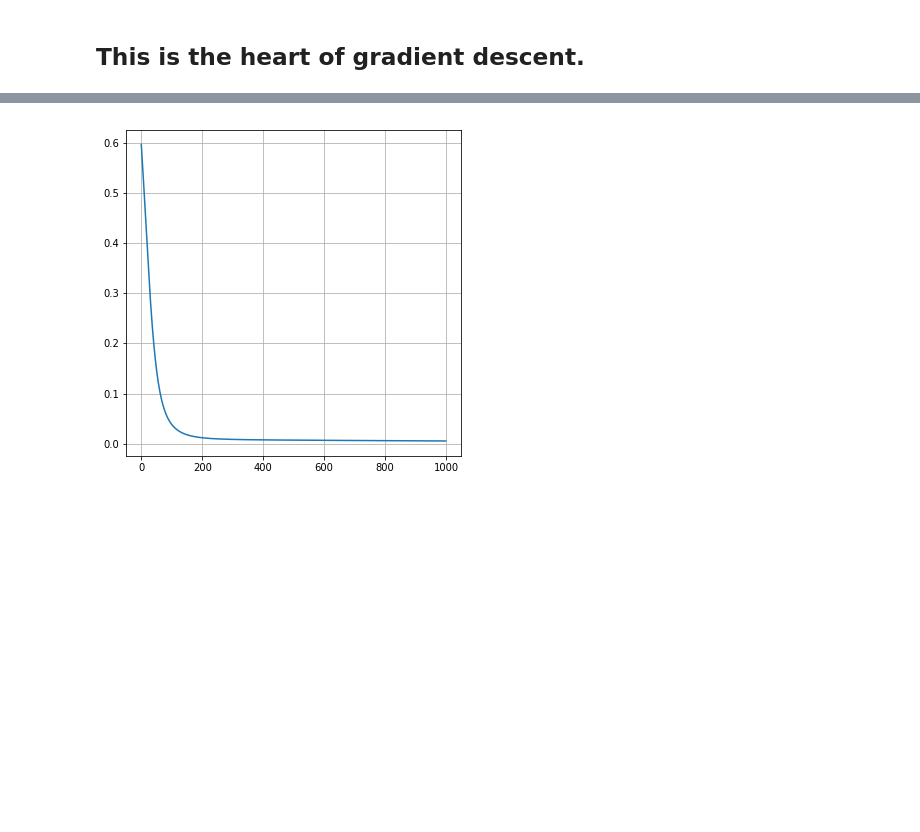
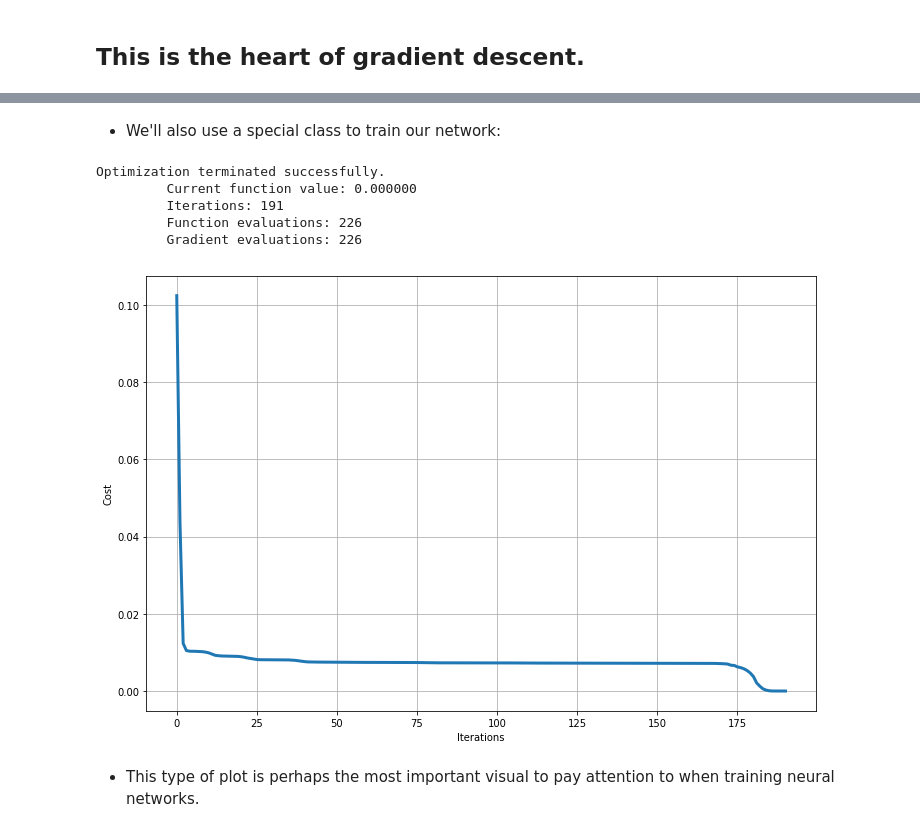
Before and after one commit to unccv/neural_networks, a Jupyter notebook: notebooks/Neural Networks Demystified [Part 2].ipynb, the cells around one changed output, grey strips where cells are left out. Saved outputs shown, nothing was run; the diff lists cells and outputs as text; code cells hidden in the pictures; blank space fills up the shorter version.

```diff
--- a/notebooks/Neural Networks Demystified [Part 2].ipynb
+++ b/notebooks/Neural Networks Demystified [Part 2].ipynb
@@ -15,7 +14,7 @@ Populating the interactive namespace from numpy and matplotlib
 # %%
 # X = (hours sleeping, hours studying), y = Score on test
-X = np.array(([3,5], [5,1], [10,2]), dtype=float)
-y = np.array(([75], [82], [93]), dtype=float)
+X = np.array(([3,5], [5,1], [10,2], [6,1.5]), dtype=float)
+y = np.array(([75], [82], [93], [70]), dtype=float)
 
 #Normalize Data
 X = X/np.amax(X, axis=0)
@@ -130,13 +135,0 @@ print(cost1, cost2, cost2>cost1)
-# %%
-NN = Neural_Network()
-learning_rate = 0.1
-costs = []
-
-for i in range(1000):
-    dJdW1, dJdW2 = NN.costFunctionPrime(X,y)
-
-    learning_rate = 0.1
-    NN.W1 = NN.W1 - learning_rate*dJdW1
-    NN.W2 = NN.W2 - learning_rate*dJdW2
-    cost = NN.costFunction(X,y)
-    costs.append(cost)
@@ -142,0 +138,2 @@ for i in range(1000):
+# %% [markdown]
+- We'll also use a special class to train our network:
@@ -143,6 +173,25 @@ for i in range(1000):
+# %%
+#Setup network, set random weights:
+NN = Neural_Network()
+
+#Intantiate Trainer class:
+T = trainer(NN)
+
+#Train network!
+T.train(X,y)
+# %% [output]
+Optimization terminated successfully.
+         Current function value: 0.000000
+         Iterations: 191
+         Function evaluations: 226
+         Gradient evaluations: 226
 # %%
-fig = figure(0, (6,6))
-plot(costs)
+fig = figure(0, (12, 8))
+plot(T.J, linewidth = 3)
 grid(1)
+xlabel('Iterations')
+ylabel('Cost');
 # %% [output]
-[figure, old version]
+[figure, new version]
+# %% [markdown]
+- This type of plot is perhaps the most important visual to pay attention to when training neural networks.
```
Also changed, not shown: parts of 24 cells of this notebook.
